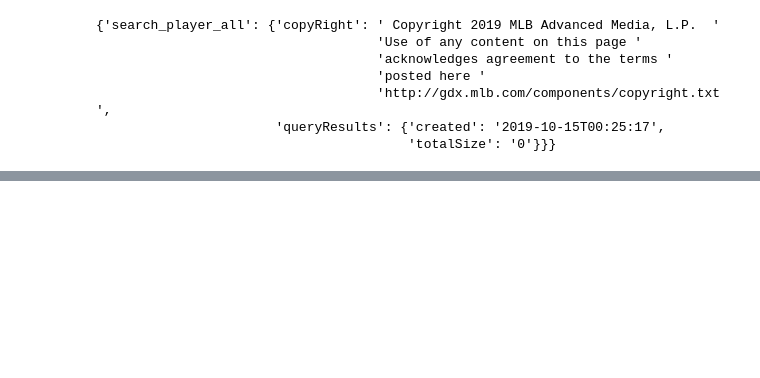
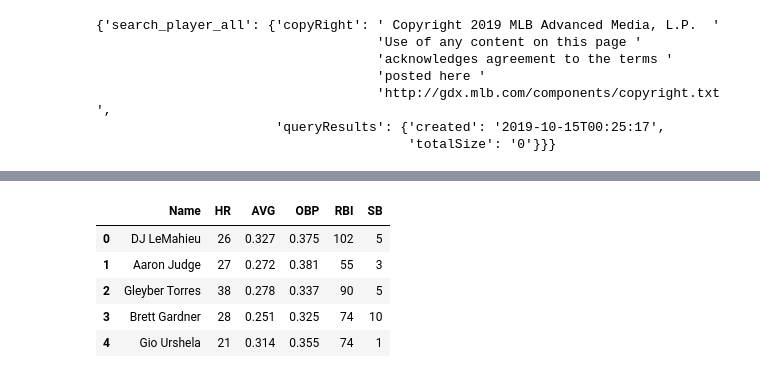
Before and after one commit to djoleary5/ETL, a Jupyter notebook: Mets test codes.ipynb, the cells around one changed output, grey strips where cells are left out. Saved outputs shown, nothing was run; the diff lists cells and outputs as text; code cells hidden in the pictures; blank space fills up the shorter version.

Commit message:
Advance Query and Join plus Presentation

```diff
--- a/Mets test codes.ipynb
+++ b/Mets test codes.ipynb
@@ -89,0 +74,5 @@ test
+# %%
+engine = create_engine(f'postgresql://postgres:postgres@127.0.0.1/baseball')
+
+
+nym_df.to_sql(name='player_stats', con=engine, if_exists='append', index=False)
@@ -89,0 +81,10 @@ test
+# %%
+#confirm data has been added by querying
+pd.read_sql_query('select * from player_stats', con=engine).head()
+# %% [output]
+|  | Name | HR | AVG | OBP | RBI | SB |
+| 0 | DJ LeMahieu | 26 | 0.327 | 0.375 | 102 | 5 |
+| 1 | Aaron Judge | 27 | 0.272 | 0.381 | 55 | 3 |
+| 2 | Gleyber Torres | 38 | 0.278 | 0.337 | 90 | 5 |
+| 3 | Brett Gardner | 28 | 0.251 | 0.325 | 74 | 10 |
+| 4 | Gio Urshela | 21 | 0.314 | 0.355 | 74 | 1 |
```
Also changed, not shown: parts of 8 cells of this notebook, 2 other files.
